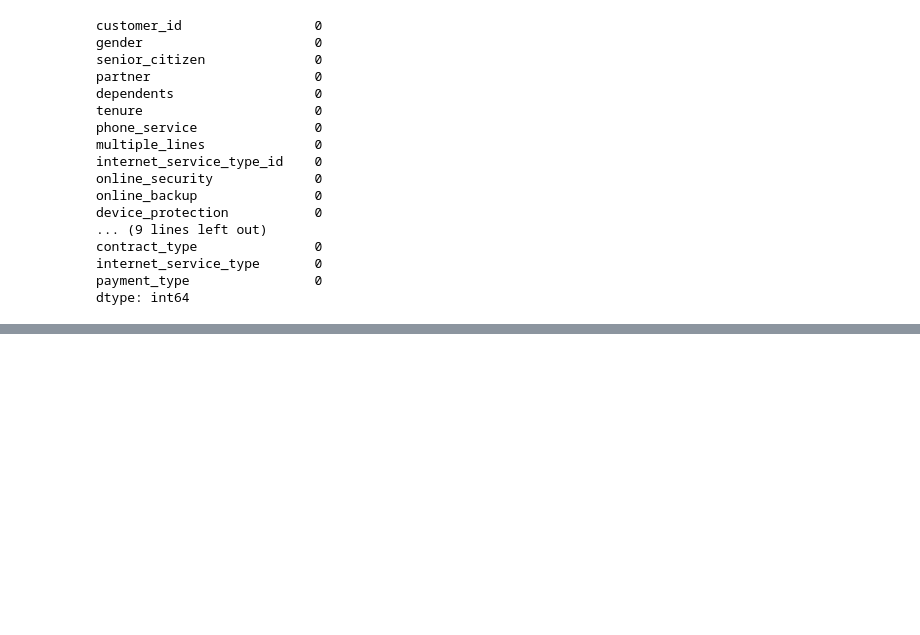
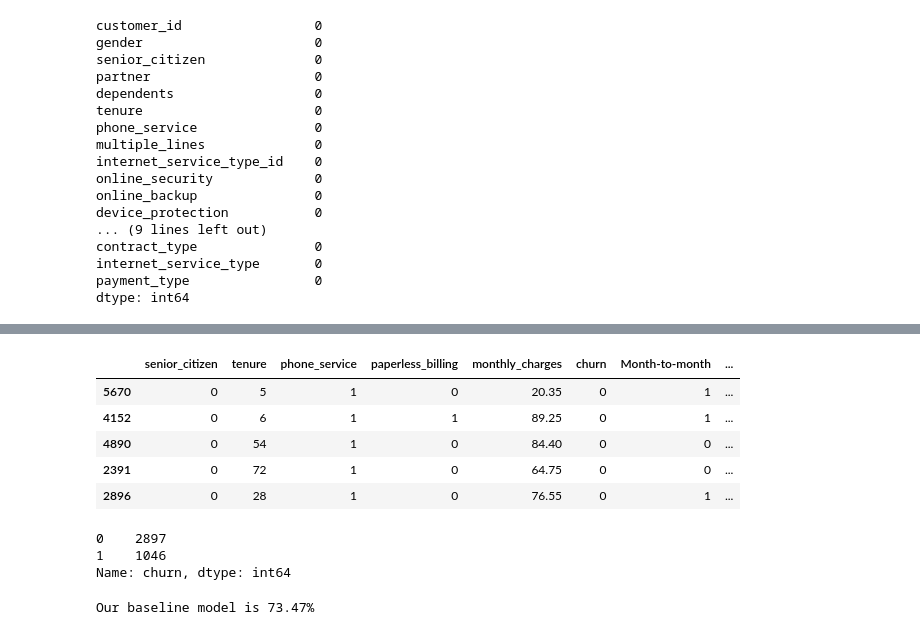
Before and after one commit to matt-c-knight/telco_project, a Jupyter notebook: main_file.ipynb, the cells around one changed output, grey strips where cells are left out. Drawn from its saved outputs; the diff is of its cells as text; code cells hidden in the pictures; blank space fills up the shorter version.

```diff
--- a/main_file.ipynb
+++ b/main_file.ipynb
@@ -106,0 +141,9 @@ print(test.shape)
+# %%
+train.head()
+# %% [output]
+|  | senior_citizen | tenure | phone_service | paperless_billing | monthly_charges | churn | Month-to-month | ... |
+| 5670 | 0 | 5 | 1 | 0 | 20.35 | 0 | 1 | ... |
+| 4152 | 0 | 6 | 1 | 1 | 89.25 | 0 | 1 | ... |
+| 4890 | 0 | 54 | 1 | 0 | 84.40 | 0 | 0 | ... |
+| 2391 | 0 | 72 | 1 | 0 | 64.75 | 0 | 0 | ... |
+| 2896 | 0 | 28 | 1 | 0 | 76.55 | 0 | 1 | ... |
@@ -106,0 +152,11 @@ print(test.shape)
+# %%
+train.churn.value_counts()
+# %% [output]
+0    2897
+1    1046
+Name: churn, dtype: int64
+# %%
+total = 2897 / (1046 + 2897)
+print(f'Our baseline model is {total:.2%}')
+# %% [output]
+Our baseline model is 73.47%
```
Also changed, not shown: parts of 32 cells of this notebook, 1 other file.
